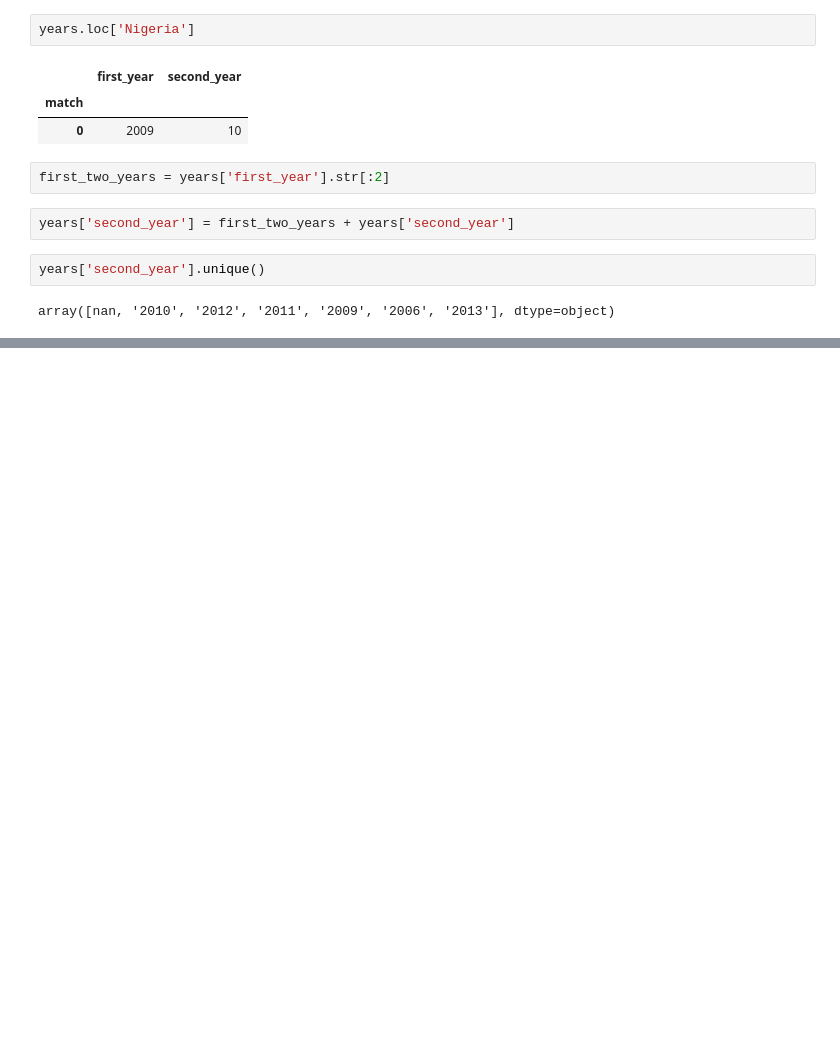
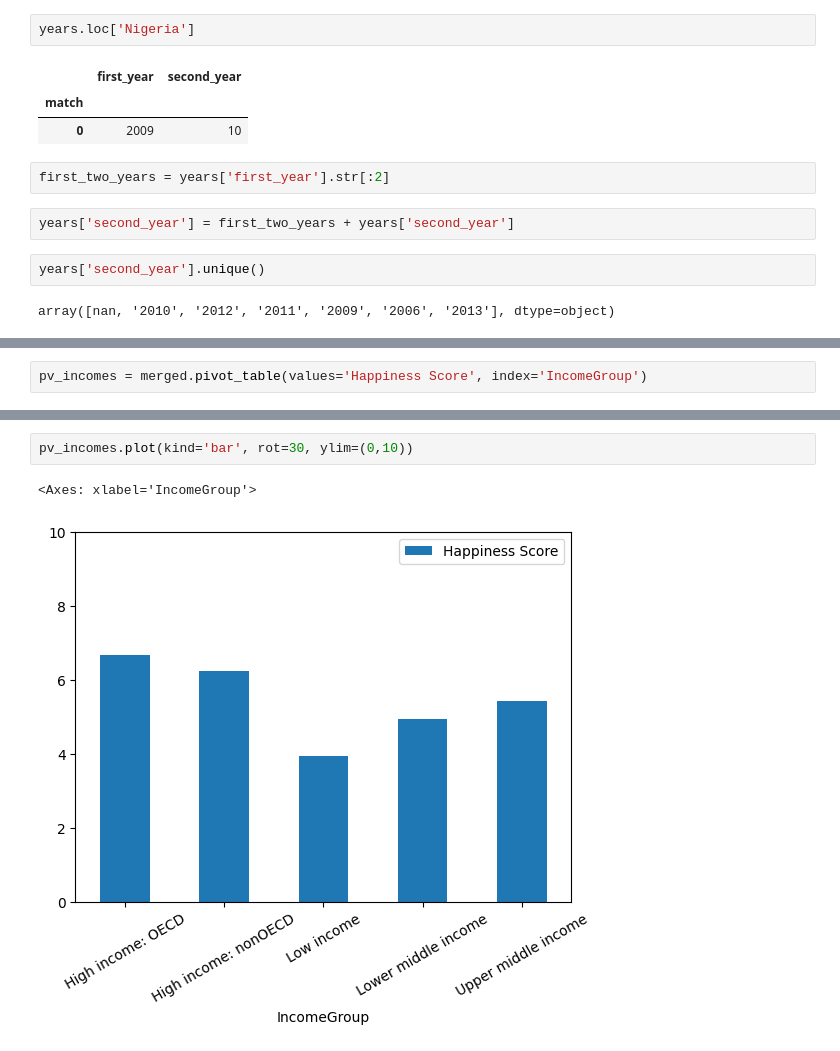
Before and after one commit to gerardolescieur137-commits/coding, a Jupyter notebook: working_strings.ipynb, the cells around one changed output, grey strips where cells are left out. Cells and saved outputs as stored; diff of their text form; blank space fills up the shorter version.

```diff
--- a/working_strings.ipynb
+++ b/working_strings.ipynb
@@ -559,0 +582,2 @@ array([nan, '2010', '2012', '2011', '2009', '2006', '2013'], dtype=object)
+# %%
+pv_incomes = merged.pivot_table(values='Happiness Score', index='IncomeGroup')
@@ -559,0 +595,5 @@ array([nan, '2010', '2012', '2011', '2009', '2006', '2013'], dtype=object)
+# %%
+pv_incomes.plot(kind='bar', rot=30, ylim=(0,10))
+# %% [output]
+<Axes: xlabel='IncomeGroup'>
+[figure, added]
```
Also changed, not shown: parts of 13 cells of this notebook.
